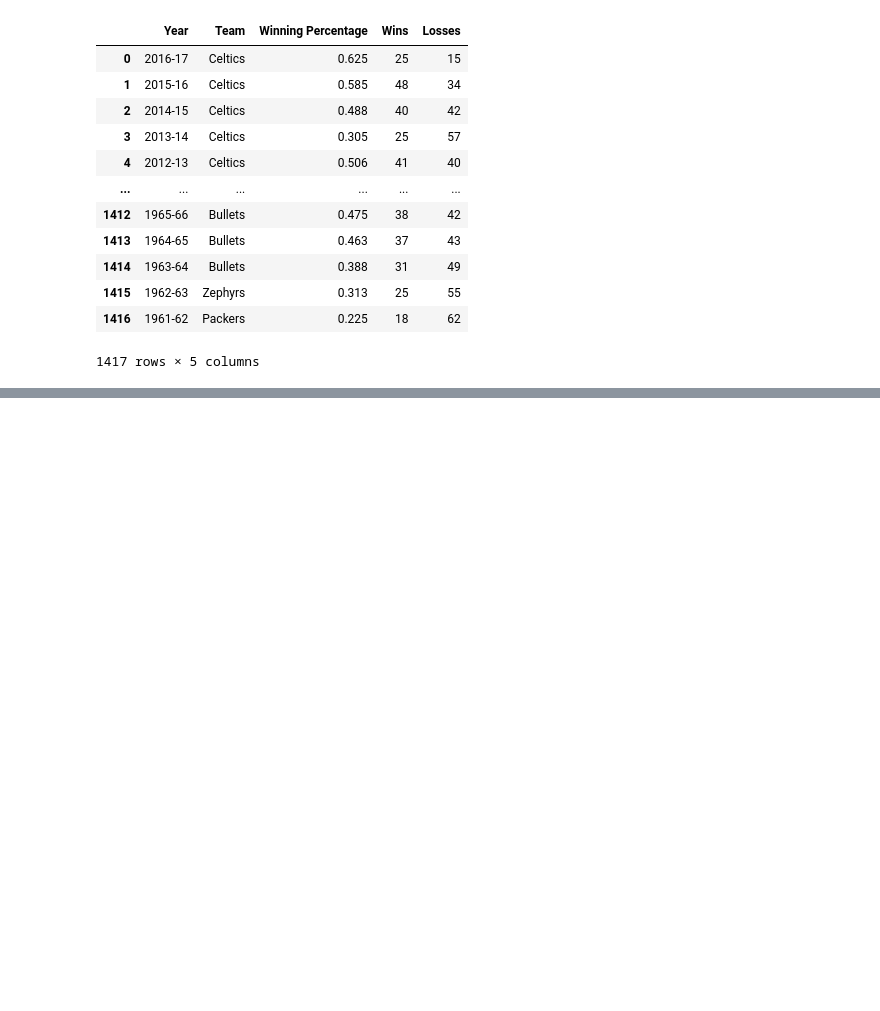
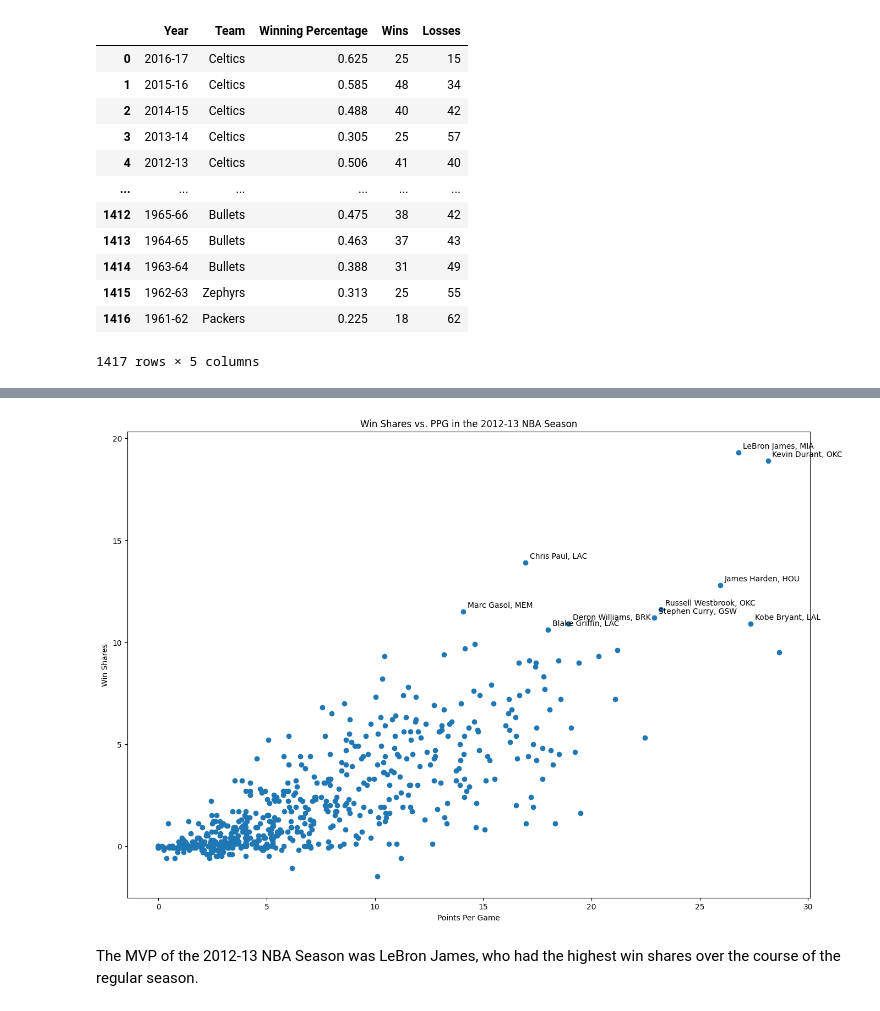
Before and after one commit to sash-wat/cmsc320final, a Jupyter notebook: project.ipynb, the cells around one changed output, grey strips where cells are left out. Drawn from its saved outputs; the diff is of its cells as text; code cells hidden in the pictures; blank space fills up the shorter version.

```diff
--- a/project.ipynb
+++ b/project.ipynb
@@ -31,6 +31,7 @@ import sklearn as sk
 from bs4 import BeautifulSoup
 from urllib.request import urlopen
 from matplotlib import pyplot as plt
+plt.rcParams["figure.figsize"] = (16, 11)
 pd.set_option('display.max_columns', None)
 
 player_data_df = pd.read_csv('datafiles/player_data.csv')
@@ -147,0 +172,16 @@ winloss.loc[(winloss['Year'] == '2014-15') & (winloss['Team'] == 'Spurs' )]
+# %%
+test = seasons_df[seasons_df['Year'] == '2012-13']
+test2 = test[test['WS'] >= 10]
+plt.scatter(test['PTS']/test['G'], test['WS'])
+
+for index, row in test.iterrows():
+    if row['WS'] >= 10:
+        plt.text((row['PTS']/row['G'])+0.2, row['WS'] + 0.2, row['Player'] + ", " + row['Tm'])
+plt.ylabel('Win Shares')
+plt.xlabel('Points Per Game')
+plt.title('Win Shares vs. PPG in the 2012-13 NBA Season')
+plt.show()
+# %% [output]
+[figure, added]
+# %% [markdown]
+The MVP of the 2012-13 NBA Season was LeBron James, who had the highest win shares over the course of the regular season.
```
Also changed, not shown: parts of 5 cells of this notebook, 1 other file.
